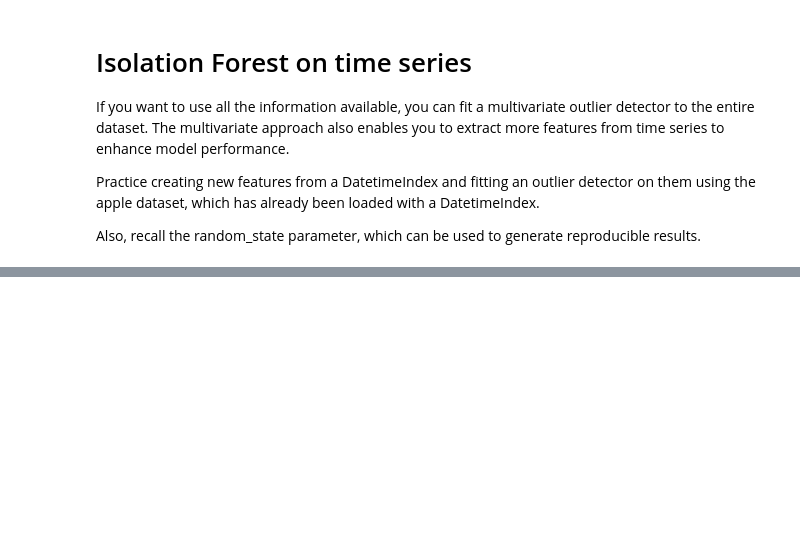
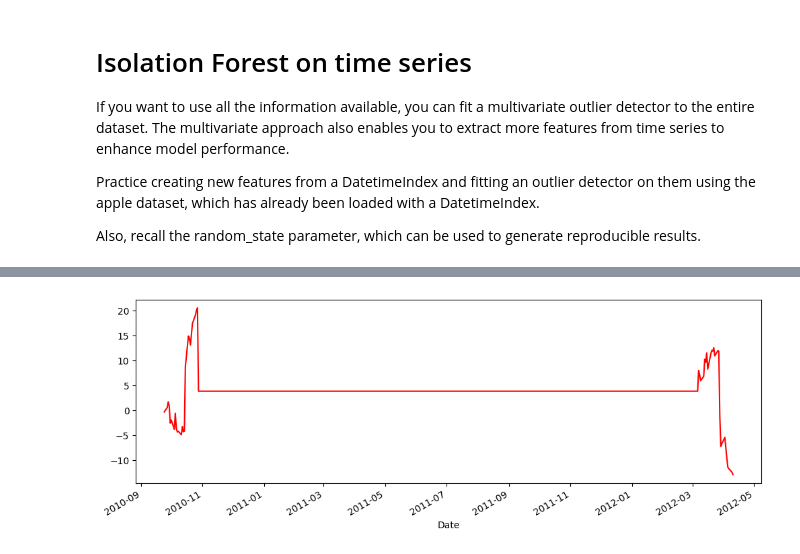
Before and after one commit to kesant/machine-learning-projects, a Jupyter notebook: anomaly_detection/time_series_anomaly_detection.ipynb, the cells around one changed output, grey strips where cells are left out. Cells and saved outputs as stored; diff of their text form; code cells hidden in the pictures; blank space fills up the shorter version.

```diff
--- a/anomaly_detection/time_series_anomaly_detection.ipynb
+++ b/anomaly_detection/time_series_anomaly_detection.ipynb
@@ -139,0 +171,6 @@ ValueError: Input contains NaN.
+# %%
+results.resid.plot(color="red", figsize=(12, 4))
+
+plt.show()
+# %% [output]
+[figure, added]
```
Also changed, not shown: parts of 9 cells of this notebook.
